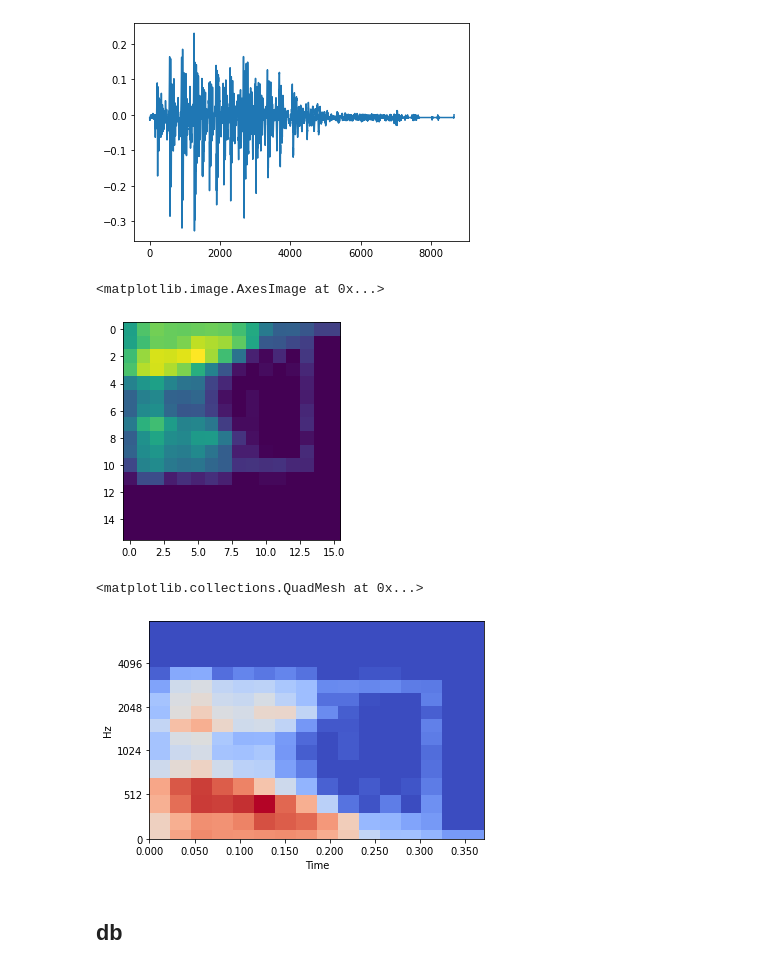
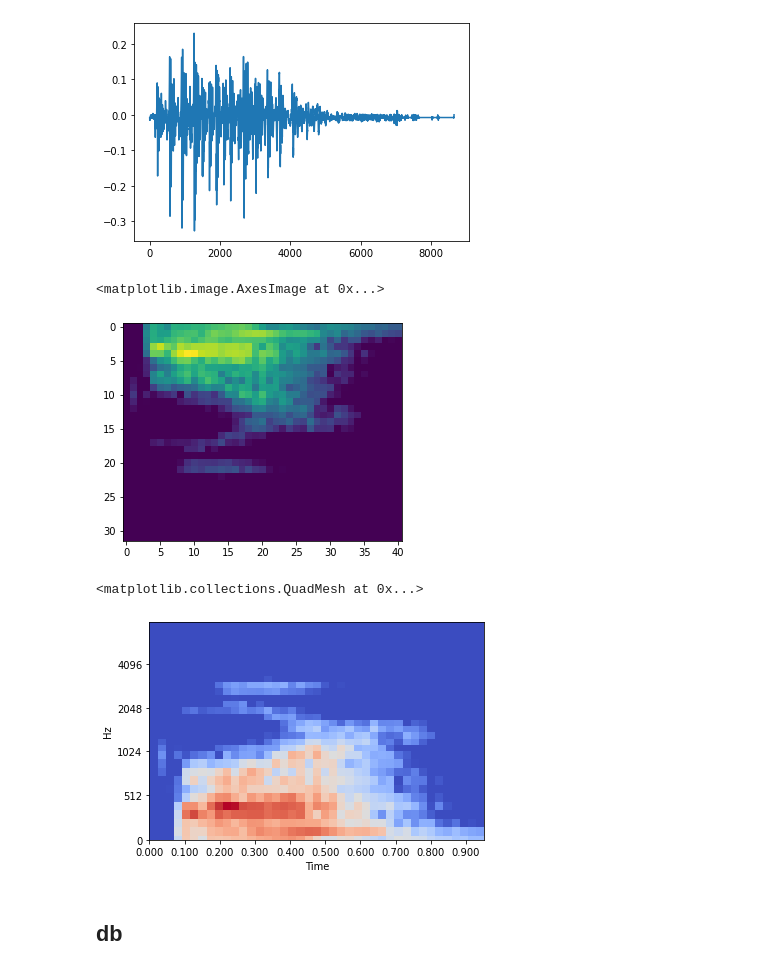
Before and after one commit to shin04/B4Lecture-2021, a Jupyter notebook: ex_9/kajiwara/notebooks/EDA.ipynb, the cells around one changed output. Saved outputs shown, nothing was run; the diff lists cells and outputs as text; code cells hidden in the pictures.

```diff
--- a/ex_9/kajiwara/notebooks/EDA.ipynb
+++ b/ex_9/kajiwara/notebooks/EDA.ipynb
@@ -250,21 +250,21 @@ plt.plot(y)
 [<matplotlib.lines.Line2D at 0x...>]
 [figure]
 # %%
-win_size = int(sr*0.05)
+win_size = int(sr*0.025)
 overlap = 0.5
-n_mels = 16
+n_mels = 32
 
 logmel = mel_spec(y, sr, win_size, int(win_size*overlap), n_mels)
 logmel = np.float32(logmel[:, :])
 plt.imshow(logmel)
 # %% [output]
 <matplotlib.image.AxesImage at 0x...>
-[figure, old version]
+[figure, new version]
 # %%
 librosa.display.specshow(logmel, x_axis='time', y_axis='mel', sr=sr, fmax=8000)
 # %% [output]
 <matplotlib.collections.QuadMesh at 0x...>
-[figure, old version]
+[figure, new version]
 # %% [markdown]
 ## db
 # %%
```
Also changed, not shown: 2 other files.
